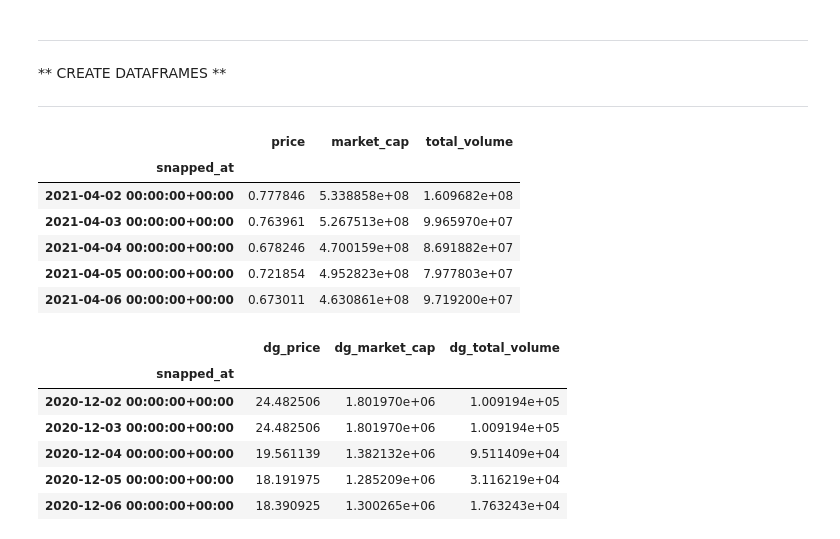
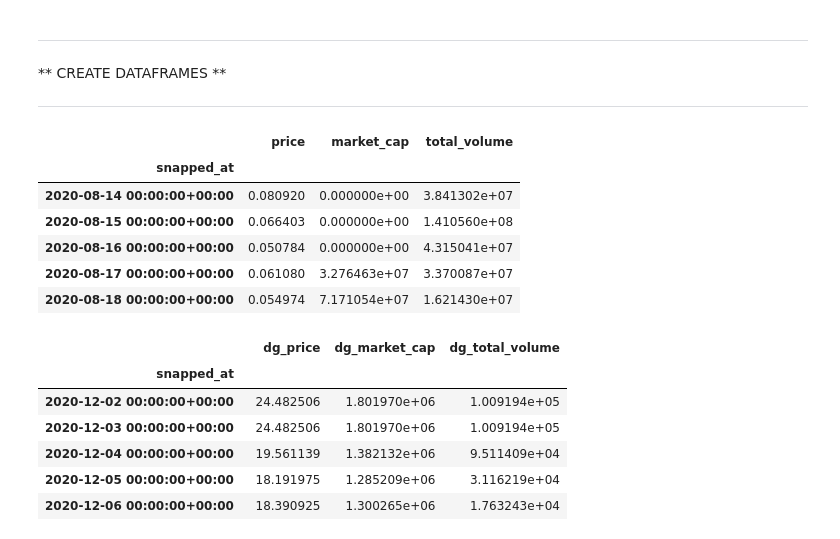
Before and after one commit to Hash3rown/nfty_tree.io, a Jupyter notebook: sandbox/kelso_market_index.ipynb, the cells around one changed output. Saved outputs shown, nothing was run; the diff lists cells and outputs as text; code cells hidden in the pictures.

```diff
--- a/sandbox/kelso_market_index.ipynb
+++ b/sandbox/kelso_market_index.ipynb
@@ -74,39 +74,39 @@ ________________________________________________________
 # %%
 atri_df = pd.read_csv(atri_path, index_col="snapped_at", infer_datetime_format=True, parse_dates=True)
 audio_df = pd.read_csv(audio_path, index_col="snapped_at", infer_datetime_format=True, parse_dates=True)
 axs_df = pd.read_csv(axs_path, index_col="snapped_at", infer_datetime_format=True, parse_dates=True)
 bondly_df = pd.read_csv(bondly_path, index_col="snapped_at", infer_datetime_format=True, parse_dates=True)
 chz_df = pd.read_csv(chz_path, index_col="snapped_at", infer_datetime_format=True, parse_dates=True)
 cos_df = pd.read_csv(cos_path, index_col="snapped_at", infer_datetime_format=True, parse_dates=True)
 dego_df = pd.read_csv(dego_path, index_col="snapped_at", infer_datetime_format=True, parse_dates=True)
 dg_df = pd.read_csv(dg_path, index_col="snapped_at", infer_datetime_format=True, parse_dates=True)
 enj_df = pd.read_csv(enj_path, index_col="snapped_at", infer_datetime_format=True, parse_dates=True)
 flow_df = pd.read_csv(flow_path, index_col="snapped_at", infer_datetime_format=True, parse_dates=True)
 gala_df = pd.read_csv(gala_path, index_col="snapped_at", infer_datetime_format=True, parse_dates=True)
 get_df = pd.read_csv(get_path, index_col="snapped_at", infer_datetime_format=True, parse_dates=True)
 mana_df = pd.read_csv(mana_path, index_col="snapped_at", infer_datetime_format=True, parse_dates=True)
 nftx_df = pd.read_csv(nftx_path, index_col="snapped_at", infer_datetime_format=True, parse_dates=True)
 ogn_df = pd.read_csv(ogn_path, index_col="snapped_at", infer_datetime_format=True, parse_dates=True)
 omi_df = pd.read_csv(omi_path, index_col="snapped_at", infer_datetime_format=True, parse_dates=True)
 rari_df = pd.read_csv(rari_path, index_col="snapped_at", infer_datetime_format=True, parse_dates=True)
 revv_df = pd.read_csv(revv_path, index_col="snapped_at", infer_datetime_format=True, parse_dates=True)
 rfox_df = pd.read_csv(rfox_path, index_col="snapped_at", infer_datetime_format=True, parse_dates=True)
 sand_df = pd.read_csv(sand_path, index_col="snapped_at", infer_datetime_format=True, parse_dates=True)
 soul_df = pd.read_csv(soul_path, index_col="snapped_at", infer_datetime_format=True, parse_dates=True)
 theta_df = pd.read_csv(theta_path, index_col="snapped_at", infer_datetime_format=True, parse_dates=True)
 tvk_df = pd.read_csv(tvk_path, index_col="snapped_at", infer_datetime_format=True, parse_dates=True)
 uos_df = pd.read_csv(uos_path, index_col="snapped_at", infer_datetime_format=True, parse_dates=True)
 waxp_df = pd.read_csv(waxp_path, index_col="snapped_at", infer_datetime_format=True, parse_dates=True)
 whale_df = pd.read_csv(whale_path, index_col="snapped_at", infer_datetime_format=True, parse_dates=True)
-sand_df.tail()
+sand_df.head()
 # %% [output]
 |  | price | market_cap | total_volume |
 | snapped_at |  |  |  |
-| 2021-04-02 00:00:00+00:00 | 0.777846 | 5.338858e+08 | 1.609682e+08 |
-| 2021-04-03 00:00:00+00:00 | 0.763961 | 5.267513e+08 | 9.965970e+07 |
-| 2021-04-04 00:00:00+00:00 | 0.678246 | 4.700159e+08 | 8.691882e+07 |
-| 2021-04-05 00:00:00+00:00 | 0.721854 | 4.952823e+08 | 7.977803e+07 |
-| 2021-04-06 00:00:00+00:00 | 0.673011 | 4.630861e+08 | 9.719200e+07 |
+| 2020-08-14 00:00:00+00:00 | 0.080920 | 0.000000e+00 | 3.841302e+07 |
+| 2020-08-15 00:00:00+00:00 | 0.066403 | 0.000000e+00 | 1.410560e+08 |
+| 2020-08-16 00:00:00+00:00 | 0.050784 | 0.000000e+00 | 4.315041e+07 |
+| 2020-08-17 00:00:00+00:00 | 0.061080 | 3.276463e+07 | 3.370087e+07 |
+| 2020-08-18 00:00:00+00:00 | 0.054974 | 7.171054e+07 | 1.621430e+07 |
 # %%
 atri_df = atri_df.rename(columns={"price": "atri_price", "market_cap": "atri_market_cap", "total_volume": "atri_total_volume"})
 audio_df = audio_df.rename(columns={"price": "audio_price", "market_cap": "audio_market_cap", "total_volume": "audio_total_volume"})
```
Also changed, not shown: parts of 8 cells of this notebook.
